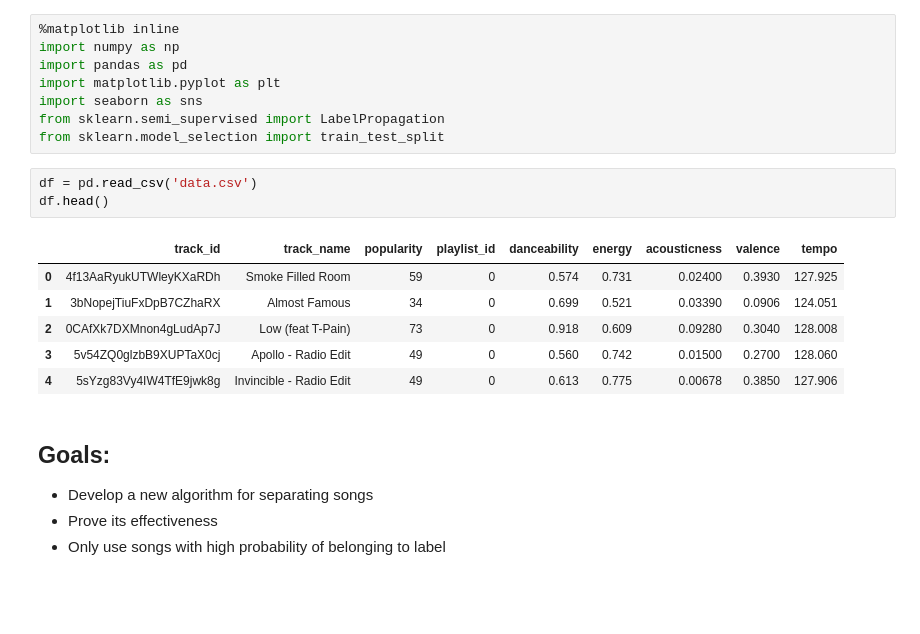
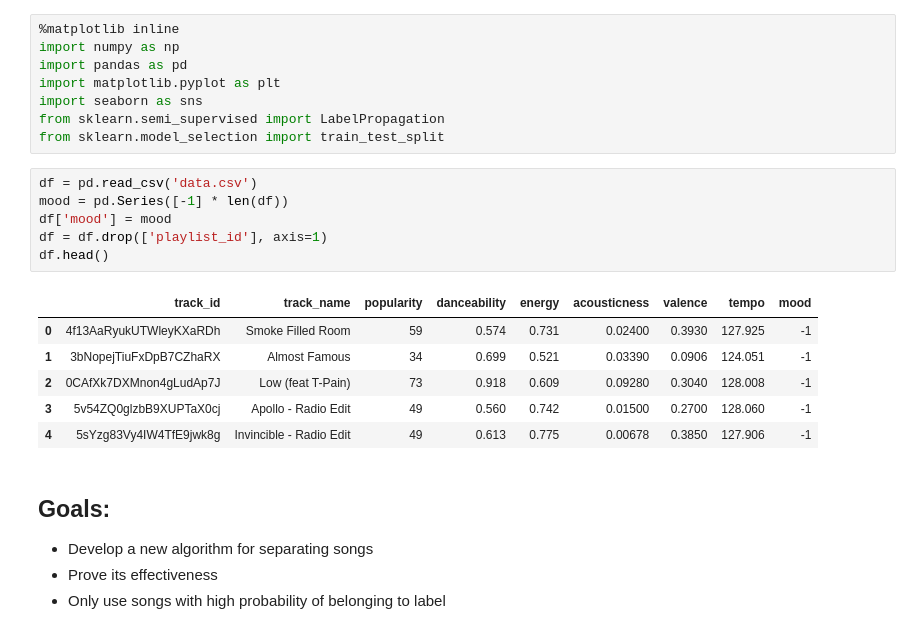
Before and after one commit to chaseWilliams/moodify, a Jupyter notebook: semisup.ipynb, the cells around one changed output. Saved outputs shown, nothing was run; the diff lists cells and outputs as text; blank space fills up the shorter version.

```diff
--- a/semisup.ipynb
+++ b/semisup.ipynb
@@ -8,14 +8,17 @@ from sklearn.semi_supervised import LabelPropagation
 from sklearn.model_selection import train_test_split
 # %%
 df = pd.read_csv('data.csv')
+mood = pd.Series([-1] * len(df))
+df['mood'] = mood
+df = df.drop(['playlist_id'], axis=1)
 df.head()
 # %% [output]
-|  | track_id | track_name | popularity | playlist_id | danceability | energy | acousticness | valence | tempo |
-| 0 | 4f13AaRyukUTWleyKXaRDh | Smoke Filled Room | 59 | 0 | 0.574 | 0.731 | 0.02400 | 0.3930 | 127.925 |
-| 1 | 3bNopejTiuFxDpB7CZhaRX | Almost Famous | 34 | 0 | 0.699 | 0.521 | 0.03390 | 0.0906 | 124.051 |
-| 2 | 0CAfXk7DXMnon4gLudAp7J | Low (feat T-Pain) | 73 | 0 | 0.918 | 0.609 | 0.09280 | 0.3040 | 128.008 |
-| 3 | 5v54ZQ0glzbB9XUPTaX0cj | Apollo - Radio Edit | 49 | 0 | 0.560 | 0.742 | 0.01500 | 0.2700 | 128.060 |
-| 4 | 5sYzg83Vy4IW4TfE9jwk8g | Invincible - Radio Edit | 49 | 0 | 0.613 | 0.775 | 0.00678 | 0.3850 | 127.906 |
+|  | track_id | track_name | popularity | danceability | energy | acousticness | valence | tempo | mood |
+| 0 | 4f13AaRyukUTWleyKXaRDh | Smoke Filled Room | 59 | 0.574 | 0.731 | 0.02400 | 0.3930 | 127.925 | -1 |
+| 1 | 3bNopejTiuFxDpB7CZhaRX | Almost Famous | 34 | 0.699 | 0.521 | 0.03390 | 0.0906 | 124.051 | -1 |
+| 2 | 0CAfXk7DXMnon4gLudAp7J | Low (feat T-Pain) | 73 | 0.918 | 0.609 | 0.09280 | 0.3040 | 128.008 | -1 |
+| 3 | 5v54ZQ0glzbB9XUPTaX0cj | Apollo - Radio Edit | 49 | 0.560 | 0.742 | 0.01500 | 0.2700 | 128.060 | -1 |
+| 4 | 5sYzg83Vy4IW4TfE9jwk8g | Invincible - Radio Edit | 49 | 0.613 | 0.775 | 0.00678 | 0.3850 | 127.906 | -1 |
 # %% [markdown]
 ## Goals:
 - Develop a new algorithm for separating songs
```
Also changed, not shown: parts of 19 cells of this notebook.
